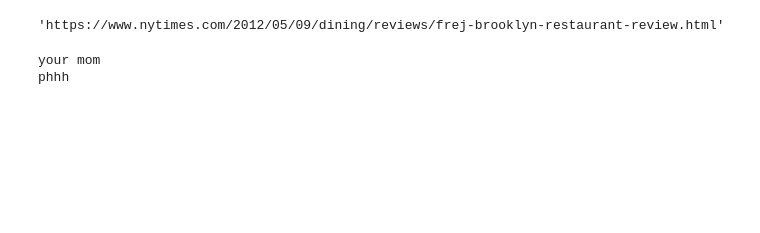
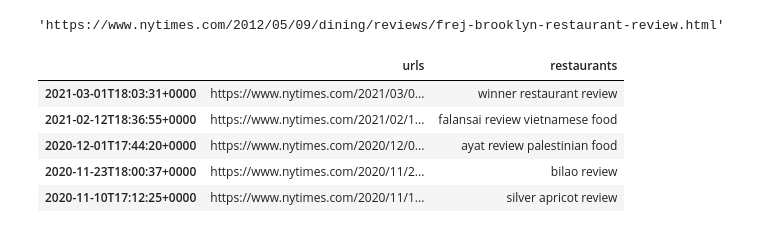
Before and after one commit to bagnine/nytimesreviews, a Jupyter notebook: timesreviews.ipynb, the cells around one changed output. Cells and saved outputs as stored; diff of their text form; code cells hidden in the pictures; blank space fills up the shorter version.

```diff
--- a/timesreviews.ipynb
+++ b/timesreviews.ipynb
@@ -285 +298,3 @@ glocations = 'm'
+# %%
+urls, restaurants_100, dates = review_url_names(api_key, 'Pete Wells', news_desk = 'Dining', type_of_material = 'Review', n_pages_min = 0, n_pages_max = 40)
 # %%
@@ -292,8 +309,18 @@ def test_function(glocations = None, headline = None, news_desk = None,
               subject, news_type, type_of_material]:
         if i:
             print(i)
-# %%
-test_function(glocations = 'your mom', byline = 'phhh')
-# %% [output]
-your mom
-phhh
+# %%
+df = pd.DataFrame(index = dates)
+# %%
+df['urls'] = urls
+# %%
+df['restaurants'] = restaurants_100
+# %%
+df.head()
+# %% [output]
+|  | urls | restaurants |
+| 2021-03-01T18:03:31+0000 | https://www.nytimes.com/2021/03/0... | winner restaurant review |
+| 2021-02-12T18:36:55+0000 | https://www.nytimes.com/2021/02/1... | falansai review vietnamese food |
+| 2020-12-01T17:44:20+0000 | https://www.nytimes.com/2020/12/0... | ayat review palestinian food |
+| 2020-11-23T18:00:37+0000 | https://www.nytimes.com/2020/11/2... | bilao review |
+| 2020-11-10T17:12:25+0000 | https://www.nytimes.com/2020/11/1... | silver apricot review |
```
Also changed, not shown: parts of 21 cells of this notebook, 1 other file.
